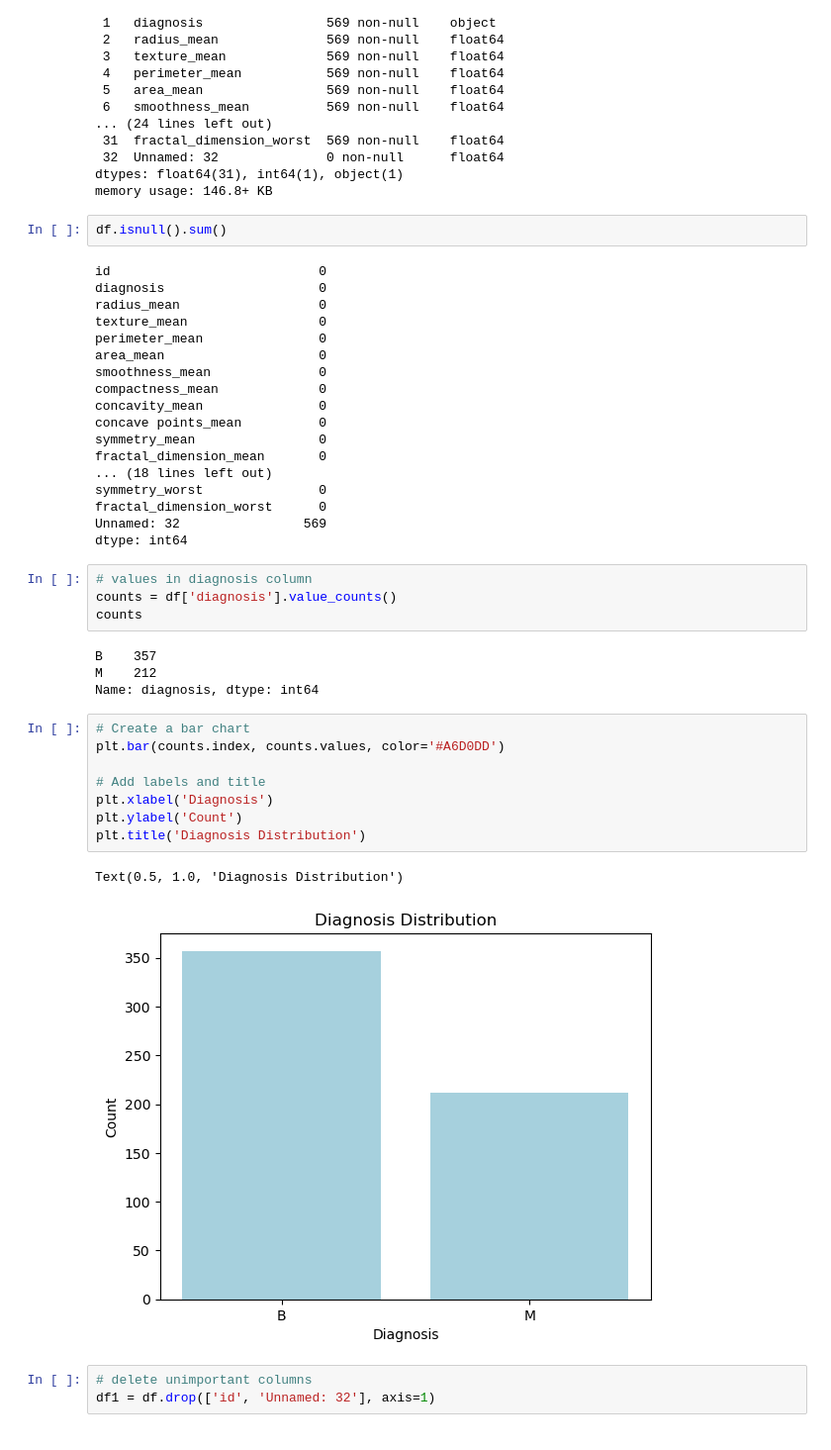
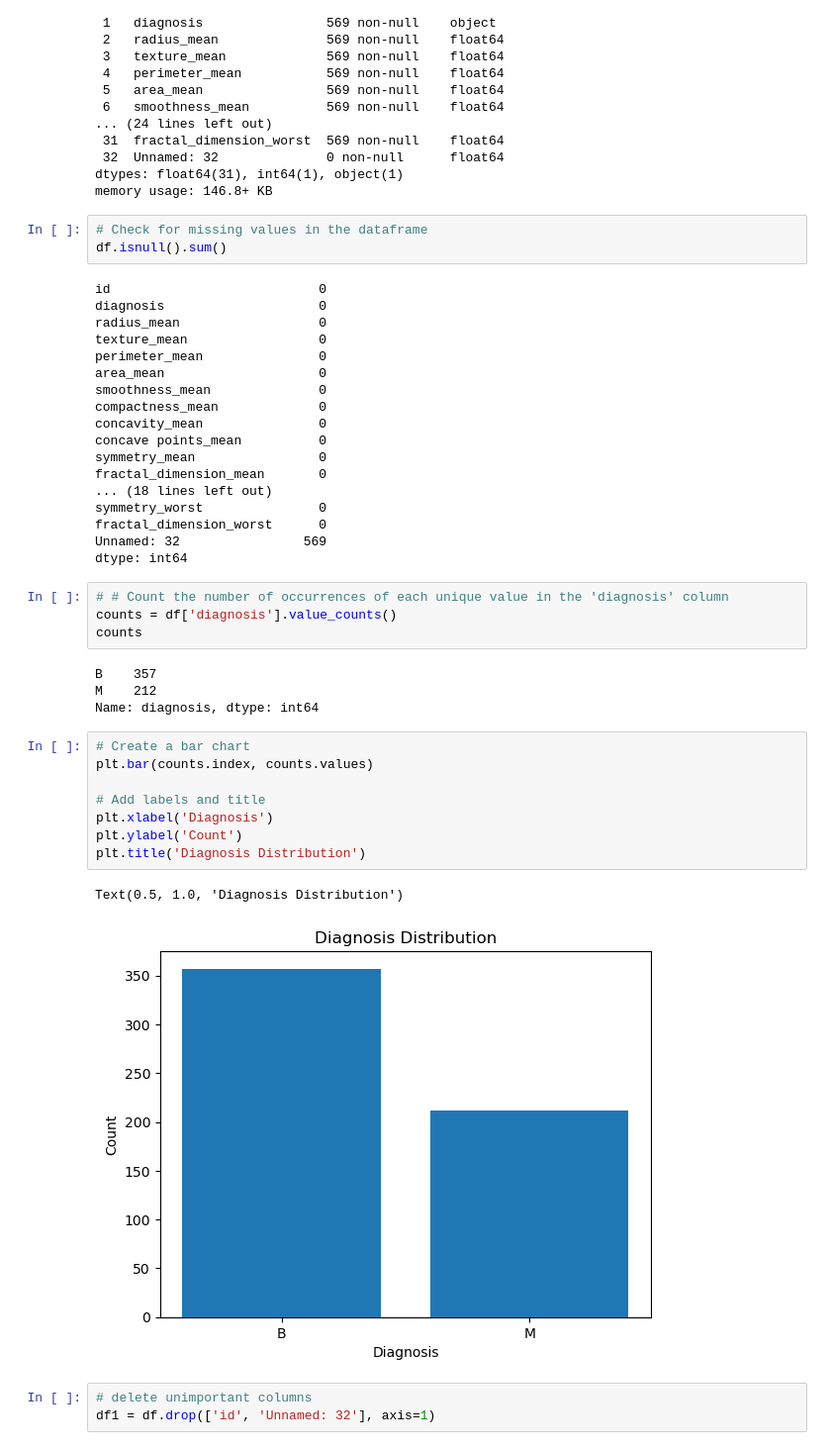
Before and after one commit to nermeen426/BreastCancer_Project, a Jupyter notebook: Breast Cancer.ipynb, the cells around one changed output. Shown at 99% size. Saved outputs shown, nothing was run; the diff lists cells and outputs as text.

```diff
--- a/Breast Cancer.ipynb
+++ b/Breast Cancer.ipynb
@@ -138,6 +148,7 @@ Data columns (total 33 columns):
 dtypes: float64(31), int64(1), object(1)
 memory usage: 146.8+ KB
 # %%
+# Check for missing values in the dataframe
 df.isnull().sum()
 # %% [output]
 id                           0
@@ -158,7 +169,7 @@ fractal_dimension_worst      0
 Unnamed: 32                569
 dtype: int64
 # %%
-# values in diagnosis column
+# # Count the number of occurrences of each unique value in the 'diagnosis' column
 counts = df['diagnosis'].value_counts()
 counts
 # %% [output]
@@ -167,15 +178,15 @@ M    212
 Name: diagnosis, dtype: int64
 # %%
 # Create a bar chart
-plt.bar(counts.index, counts.values, color='#A6D0DD')
+plt.bar(counts.index, counts.values)
 
 # Add labels and title
 plt.xlabel('Diagnosis')
 plt.ylabel('Count')
 plt.title('Diagnosis Distribution')
 # %% [output]
 Text(0.5, 1.0, 'Diagnosis Distribution')
-[figure, old version]
+[figure, new version]
 # %%
 # delete unimportant columns
 df1 = df.drop(['id', 'Unnamed: 32'], axis=1)
```
Also changed, not shown: parts of 42 cells of this notebook.
